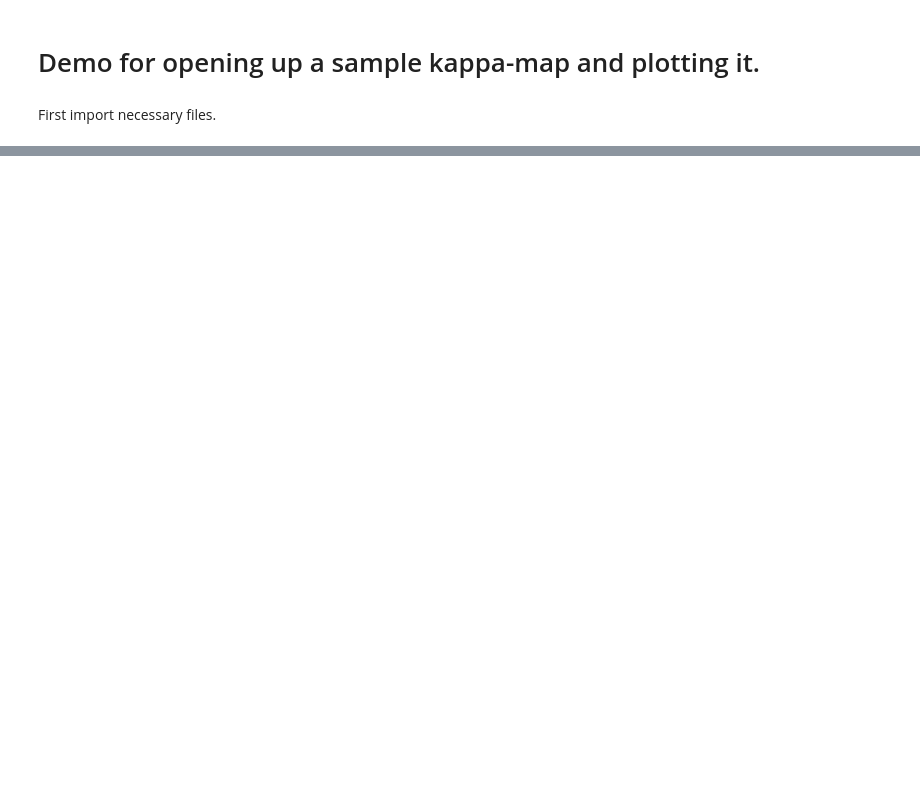
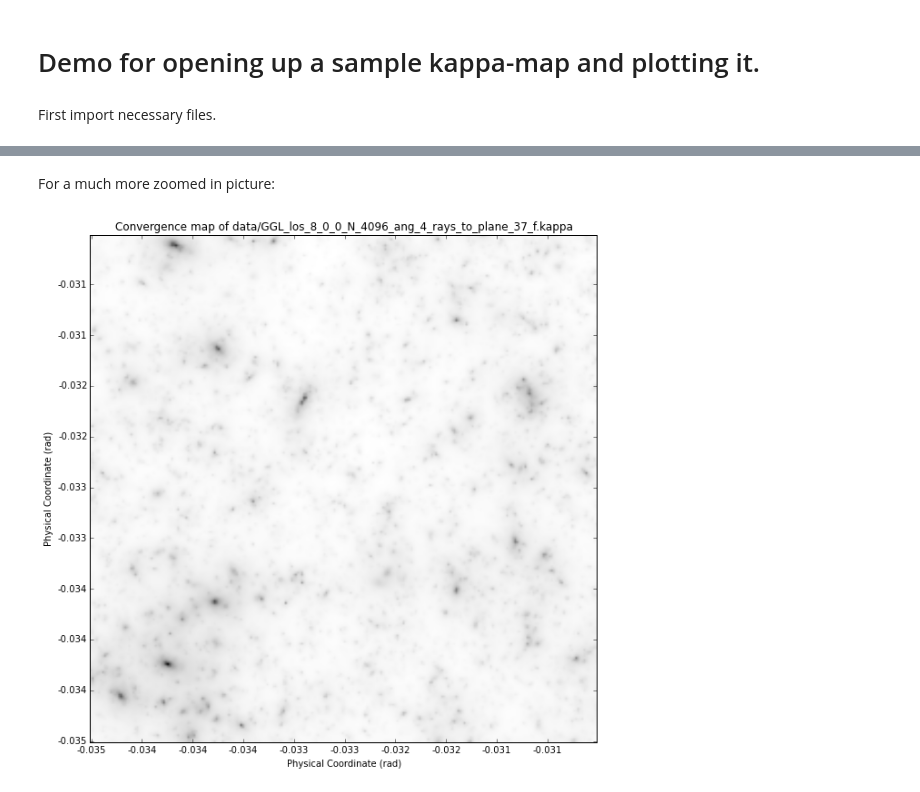
Before and after one commit to drphilmarshall/Pangloss, a Jupyter notebook: Demo.ipynb, the cells around one changed output, grey strips where cells are left out. Drawn from its saved outputs; the diff is of its cells as text; code cells hidden in the pictures; blank space fills up the shorter version.

```diff
--- a/Demo.ipynb
+++ b/Demo.ipynb
@@ -87,0 +62,6 @@ K.test
+# %% [markdown]
+For a much more zoomed in picture:
+# %%
+K.plot(10,[0,250,0,250])
+# %% [output]
+[figure, added]
```
Also changed, not shown: parts of 38 cells of this notebook, 1 other file.
